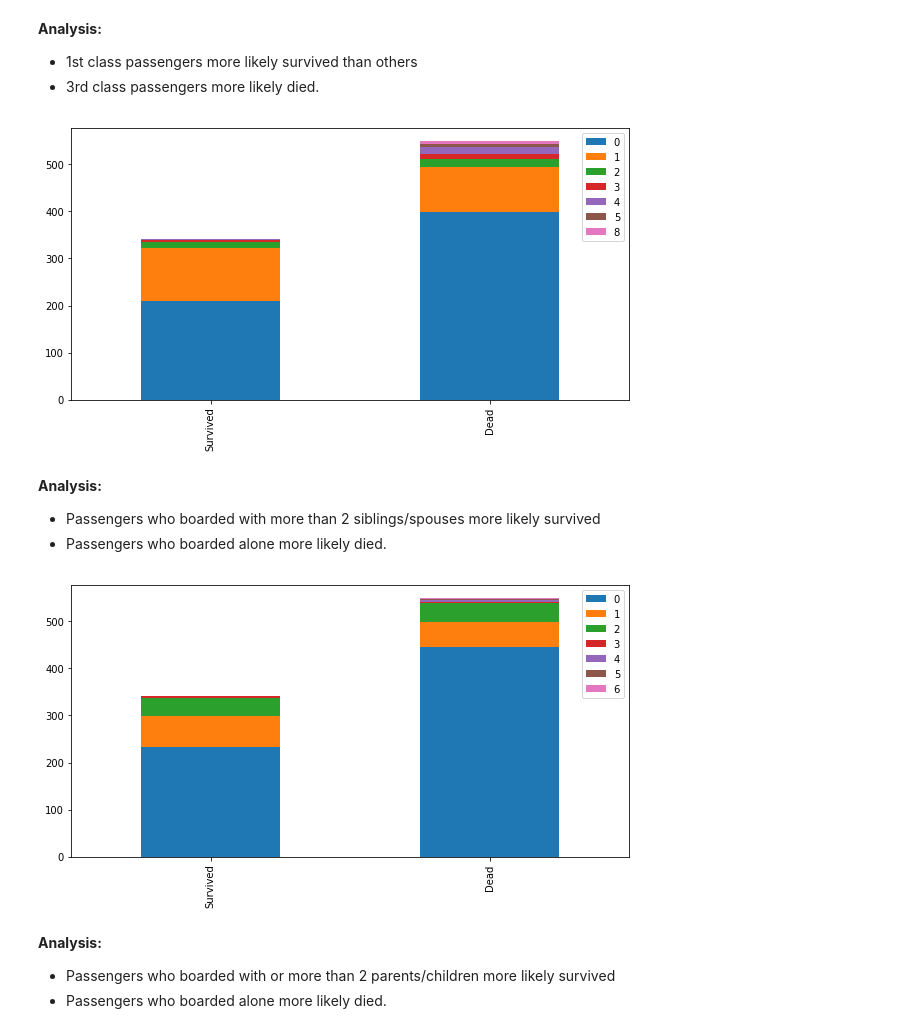
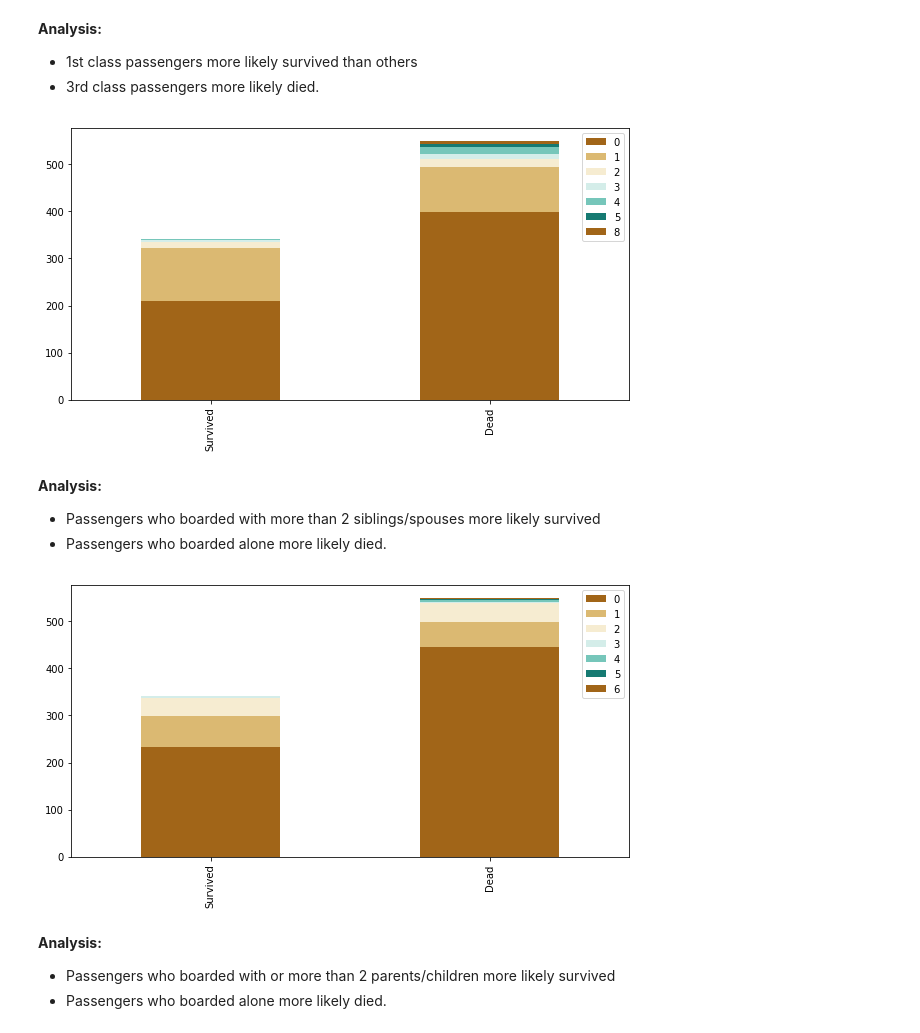
Before and after one commit to sensoumya/Data-Plotting-using-Flask, a Jupyter notebook: Titanic-kaggle/Project Titanic.ipynb, the cells around one changed output. Saved outputs shown, nothing was run; the diff lists cells and outputs as text; code cells hidden in the pictures.

```diff
--- a/Titanic-kaggle/Project Titanic.ipynb
+++ b/Titanic-kaggle/Project Titanic.ipynb
@@ -8,6 +10,8 @@ import pandas as pd
 import numpy as np
 import matplotlib.pyplot as plt
 import seaborn as sns
+# %%
+sns.set_palette("BrBG")
 # %%
 train = pd.read_csv('Input/train.csv')
 test = pd.read_csv('Input/test.csv')
@@ -133,15 +137,15 @@ bar_chart('Pclass')
 # %%
 bar_chart('SibSp')
 # %% [output]
-[figure, old version]
+[figure, new version]
 # %% [markdown]
 **Analysis:**
 - Passengers who boarded with more than 2 siblings/spouses more likely survived
 - Passengers who boarded alone more likely died.
 # %%
-bar_char('Parch')
+bar_chart('Parch')
 # %% [output]
-[figure, old version]
+[figure, new version]
 # %% [markdown]
 **Analysis:**
 - Passengers who boarded with or more than 2 parents/children more likely survived
```
Also changed, not shown: parts of 55 cells of this notebook.
